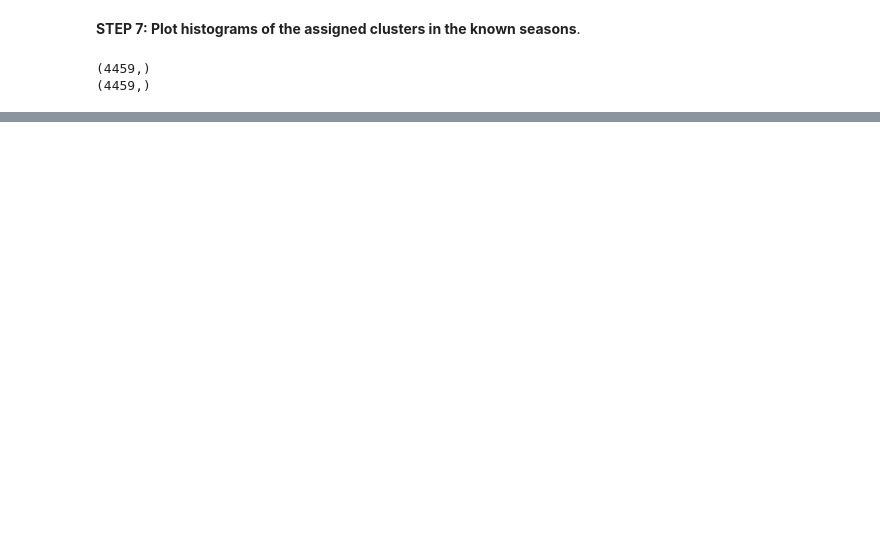
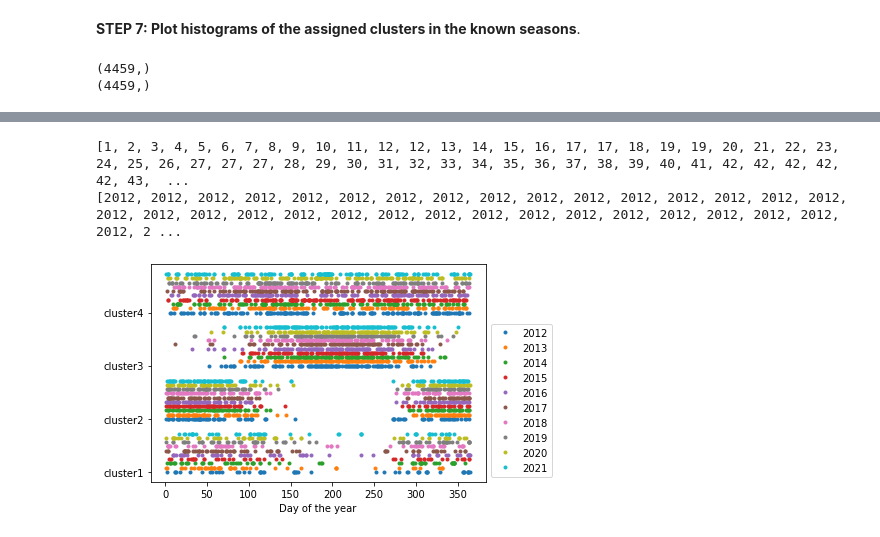
Before and after one commit to jenkayco/ATOC4500_finalproject, a Jupyter notebook: project_LCD_Boston.ipynb, the cells around one changed output, grey strips where cells are left out. Saved outputs shown, nothing was run; the diff lists cells and outputs as text; code cells hidden in the pictures; blank space fills up the shorter version.

```diff
--- a/project_LCD_Boston.ipynb
+++ b/project_LCD_Boston.ipynb
@@ -438,0 +439,30 @@ for ax in fig.get_axes():
+# %%
+### find the julian day and year for each point in the dataset
+import datetime as dt
+fool=selectdf['datetime'].values
+
+jday = [int(dt.datetime.strptime(date, '%Y-%m-%d %H:%M:%S').strftime('%j')) for date in fool]
+print(jday)
+year = [int(dt.datetime.strptime(date, '%Y-%m-%d %H:%M:%S').strftime('%Y')) for date in fool]
+print(year)
+
+### find the minimum and maximum index of the array for each year
+idx_min=[]
+idx_max=[]
+for yearSEL in np.arange(2012,2022,1):
+  #print(yearSEL)
+  yearidx=[index for index,value in enumerate(year) if value==yearSEL]
+  idx_min.append(min(yearidx))
+  idx_max.append(max(yearidx))
+
+### plot all years
+for y in np.arange(0,10,1):
+  plt.plot(jday[np.min(idx_min[y]):np.max(idx_max[y])],idx[np.min(idx_min[y]):np.max(idx_max[y])]+0.08*y,'.',label=str(y+2012));
+
+plt.xlabel('Day of the year');
+plt.legend(bbox_to_anchor=(1, 0.75), loc='upper left', ncol=1);
+plt.yticks(np.arange(1,NO_CLUSTERS+1),labels=['cluster1','cluster2','cluster3','cluster4']);
+# %% [output]
+[1, 2, 3, 4, 5, 6, 7, 8, 9, 10, 11, 12, 12, 13, 14, 15, 16, 17, 17, 18, 19, 19, 20, 21, 22, 23, 24, 25, 26, 27, 27, 27, 28, 29, 30, 31, 32, 33, 34, 35, 36, 37, 38, 39, 40, 41, 42, 42, 42, 42, 42, 43,  ...
+[2012, 2012, 2012, 2012, 2012, 2012, 2012, 2012, 2012, 2012, 2012, 2012, 2012, 2012, 2012, 2012, 2012, 2012, 2012, 2012, 2012, 2012, 2012, 2012, 2012, 2012, 2012, 2012, 2012, 2012, 2012, 2012, 2012, 2 ...
+[figure, added]
```
Also changed, not shown: parts of 4 cells of this notebook, 1 other file.
